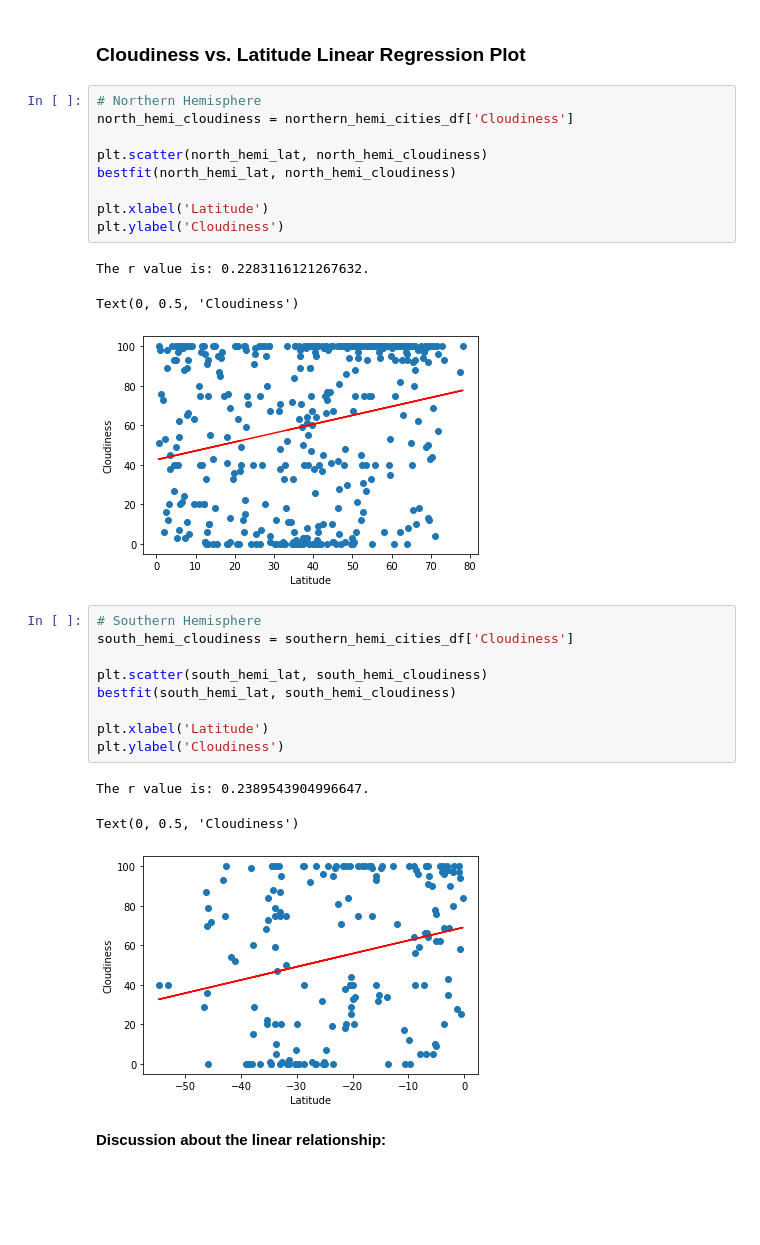
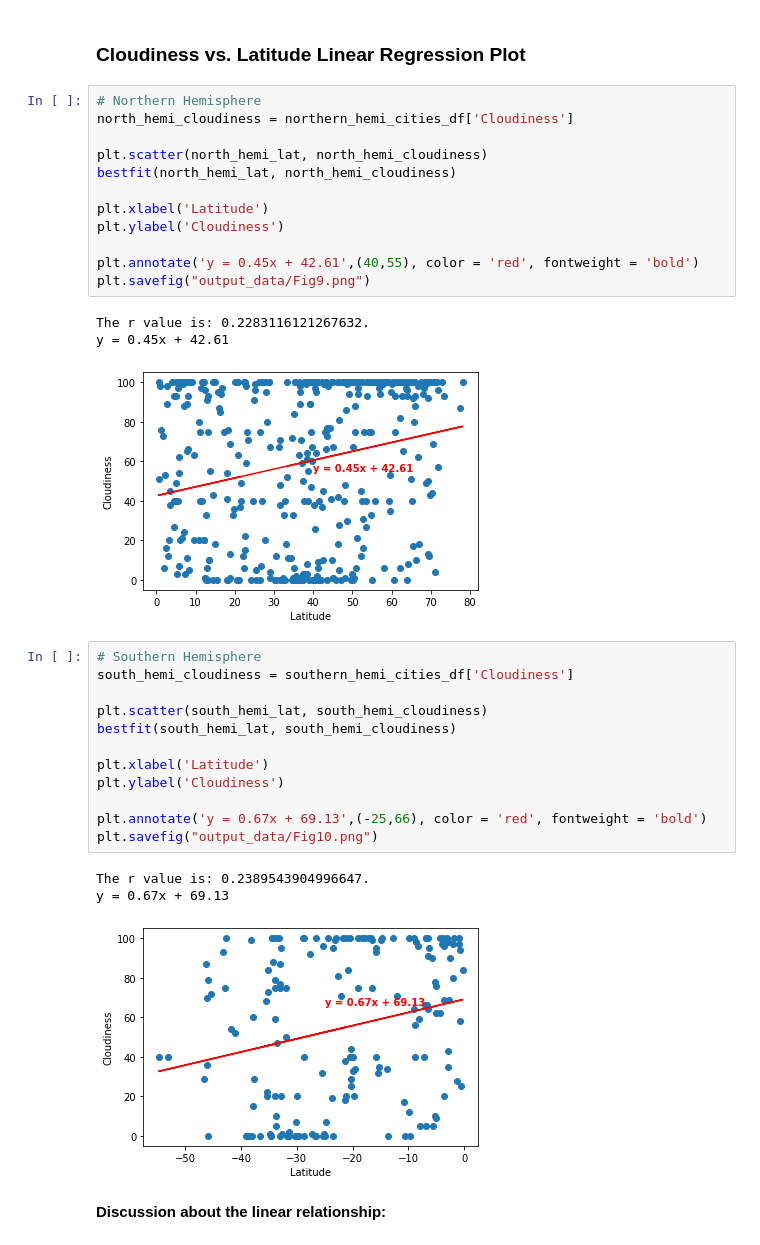
Before and after one commit to cxnoii/python-api-challenge, a Jupyter notebook: WeatherPy.ipynb, the cells around one changed output. Drawn from its saved outputs; the diff is of its cells as text; blank space fills up the shorter version.

```diff
--- a/WeatherPy.ipynb
+++ b/WeatherPy.ipynb
@@ -434,16 +412,19 @@ Text(0.5, 1.0, 'Humidity vs. Latitude in Southern Hemisphere Cities')
 # %%
 # Northern Hemisphere
 north_hemi_cloudiness = northern_hemi_cities_df['Cloudiness']
 
 plt.scatter(north_hemi_lat, north_hemi_cloudiness)
 bestfit(north_hemi_lat, north_hemi_cloudiness)
 
 plt.xlabel('Latitude')
 plt.ylabel('Cloudiness')
+
+plt.annotate('y = 0.45x + 42.61',(40,55), color = 'red', fontweight = 'bold')
+plt.savefig("output_data/Fig9.png")
 # %% [output]
 The r value is: 0.2283116121267632.
+y = 0.45x + 42.61
-Text(0, 0.5, 'Cloudiness')
-[figure, old version]
+[figure, new version]
 # %%
 # Southern Hemisphere
 south_hemi_cloudiness = southern_hemi_cities_df['Cloudiness']
@@ -453,9 +434,12 @@ bestfit(south_hemi_lat, south_hemi_cloudiness)
 
 plt.xlabel('Latitude')
 plt.ylabel('Cloudiness')
+
+plt.annotate('y = 0.67x + 69.13',(-25,66), color = 'red', fontweight = 'bold')
+plt.savefig("output_data/Fig10.png")
 # %% [output]
 The r value is: 0.2389543904996647.
+y = 0.67x + 69.13
-Text(0, 0.5, 'Cloudiness')
-[figure, old version]
+[figure, new version]
 # %% [markdown]
 **Discussion about the linear relationship:**
```
Also changed, not shown: parts of 21 cells of this notebook, 14 other files.
